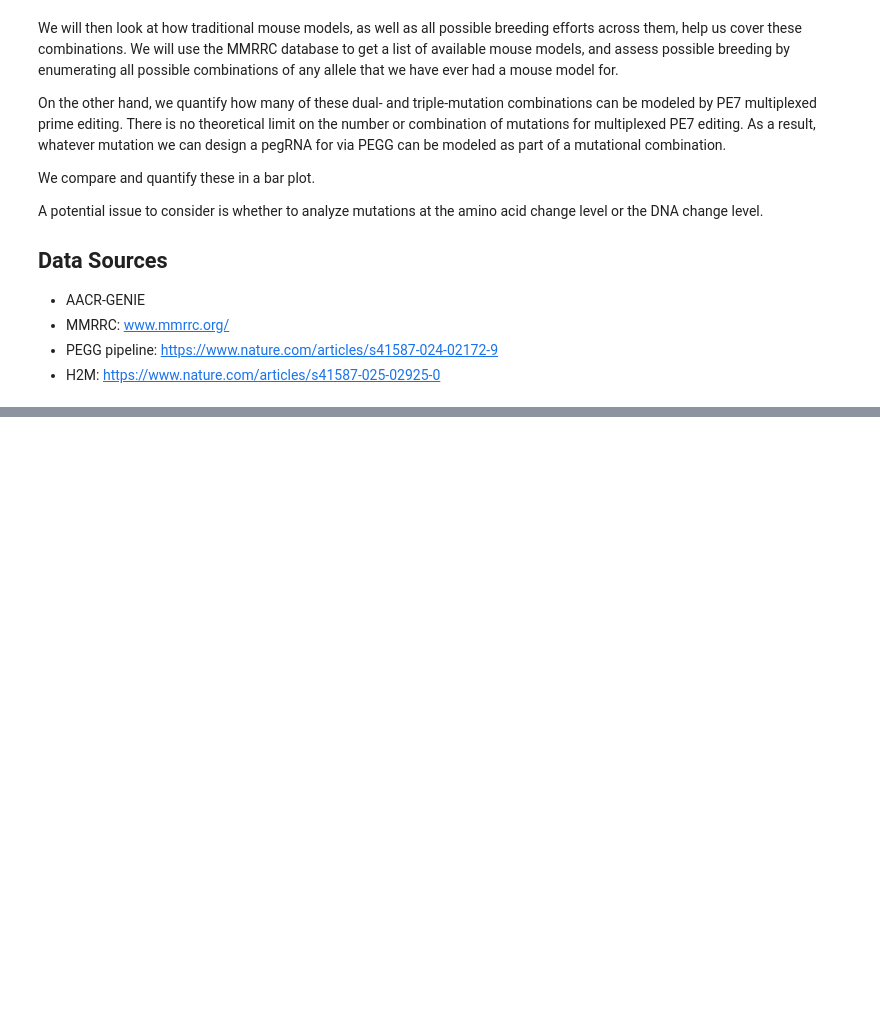
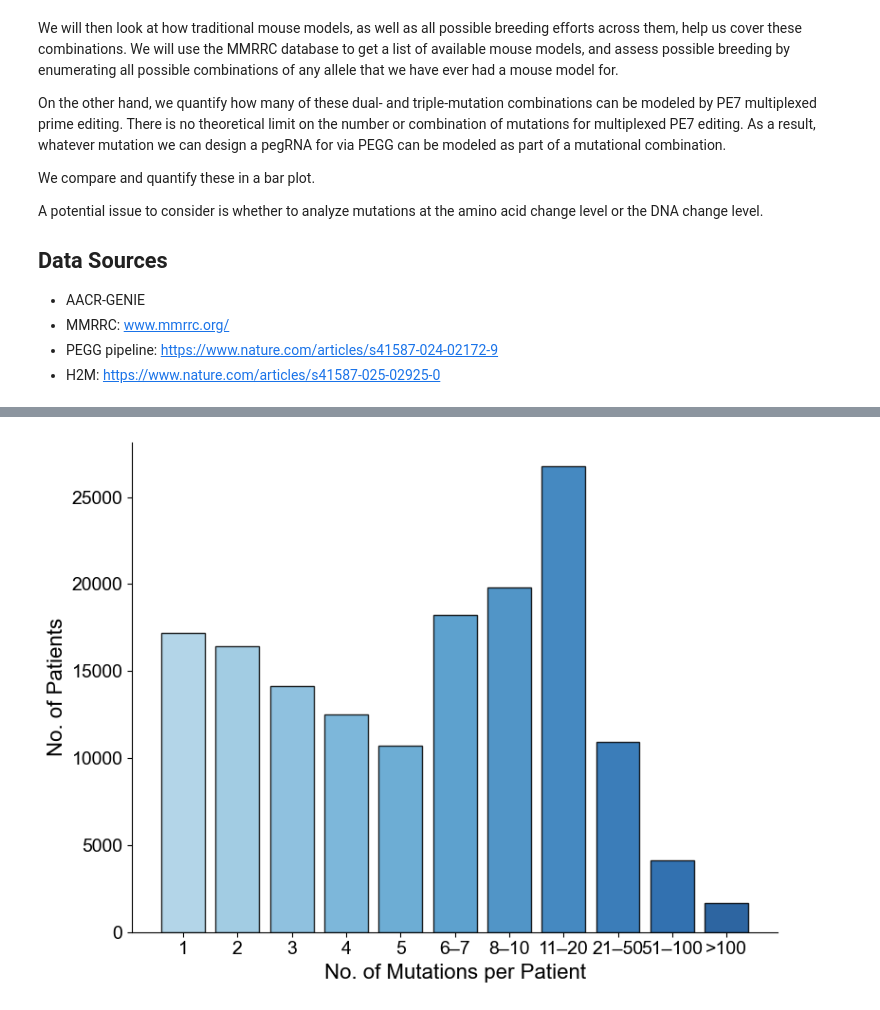
Before and after one commit to kexindon/PE7-mouse-multiplexed-editing, a Jupyter notebook: multiplexed_mutation_coverage.ipynb, the cells around one changed output, grey strips where cells are left out. Saved outputs shown, nothing was run; the diff lists cells and outputs as text; code cells hidden in the pictures; blank space fills up the shorter version.

```diff
--- a/multiplexed_mutation_coverage.ipynb
+++ b/multiplexed_mutation_coverage.ipynb
@@ -172,32 +167,34 @@ print(major.to_frame('Count'))
 # %%
-
 # Bar plot: distribution of number of mutations per patient
 muts_per_patient = (
-    df_mutation_impact
+    df_mutation_aacr
     .groupby('Tumor_Sample_Barcode')
     .size()
     .reset_index(name='n_mutations')
-    .merge(df_sample_impact[['SAMPLE_ID', 'PATIENT_ID']], left_on='Tumor_Sample_Barcode', right_on='SAMPLE_ID')
+    .merge(df_sample[['SAMPLE_ID', 'PATIENT_ID']], left_on='Tumor_Sample_Barcode', right_on='SAMPLE_ID')
     .groupby('PATIENT_ID')['n_mutations'].sum()
 )
 
-bins = [0, 1, 2, 5, 10, 20, 50, 100, muts_per_patient.max() + 1]
-labels = ['1', '2', '3–5', '6–10', '11–20', '21–50', '51–100', '>100']
+bins = [0, 1, 2, 3, 4, 5, 7, 10, 20, 50, 100, muts_per_patient.max() + 1]
+labels = ['1', '2', '3', '4', '5', '6–7', '8–10', '11–20', '21–50', '51–100', '>100']
+
 binned = pd.cut(muts_per_patient, bins=bins, labels=labels, right=True)
 bin_counts = binned.value_counts().reindex(labels)
 
 n = len(bin_counts)
 cmap = plt.cm.Blues
 colors = [cmap(0.35 + 0.55 * i / (n - 1)) for i in range(n)]
 
 fig, ax = plt.subplots(figsize=(8, 6))
 ax.bar(range(n), bin_counts.values, color=colors, edgecolor='black', linewidth=1, alpha=0.85)
 ax.set_xticks(range(n))
 ax.set_xticklabels(labels, fontsize=14)
 ax.set_xlabel('No. of Mutations per Patient', fontsize=16)
 ax.set_ylabel('No. of Patients', fontsize=16)
 ax.tick_params(axis='both', which='major', labelsize=14)
 ax.spines[['top', 'right']].set_visible(False)
 fig.tight_layout()
 plt.savefig('figures/mutations_per_patient.pdf', bbox_inches='tight')
 plt.show()
+# %% [output]
+[figure, added]
```
Also changed, not shown: parts of 42 cells of this notebook, 1 other file.
